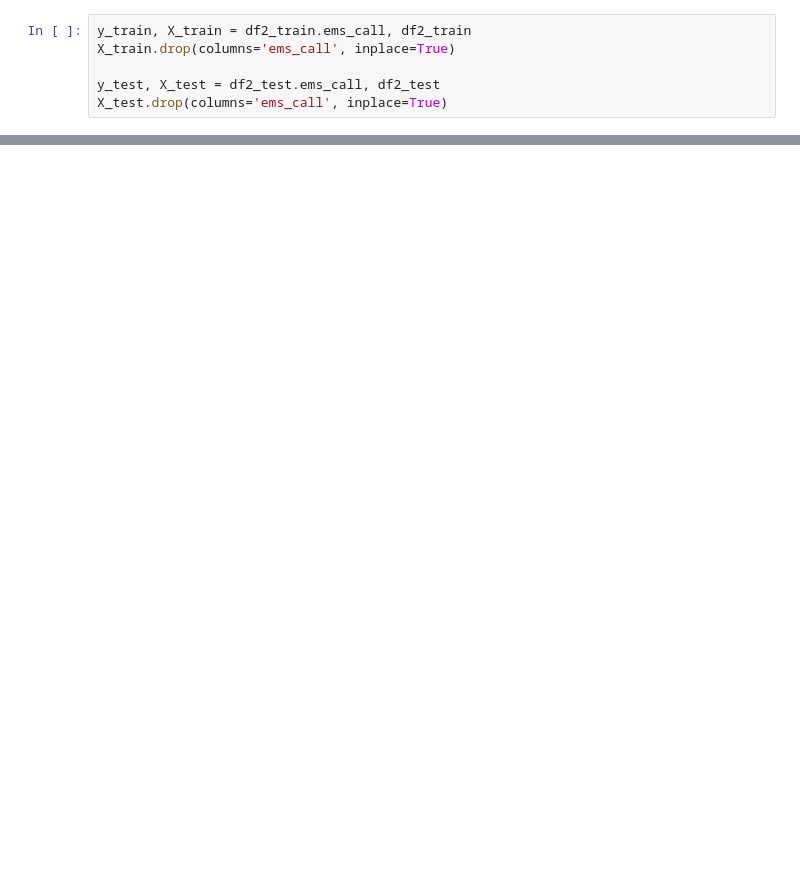
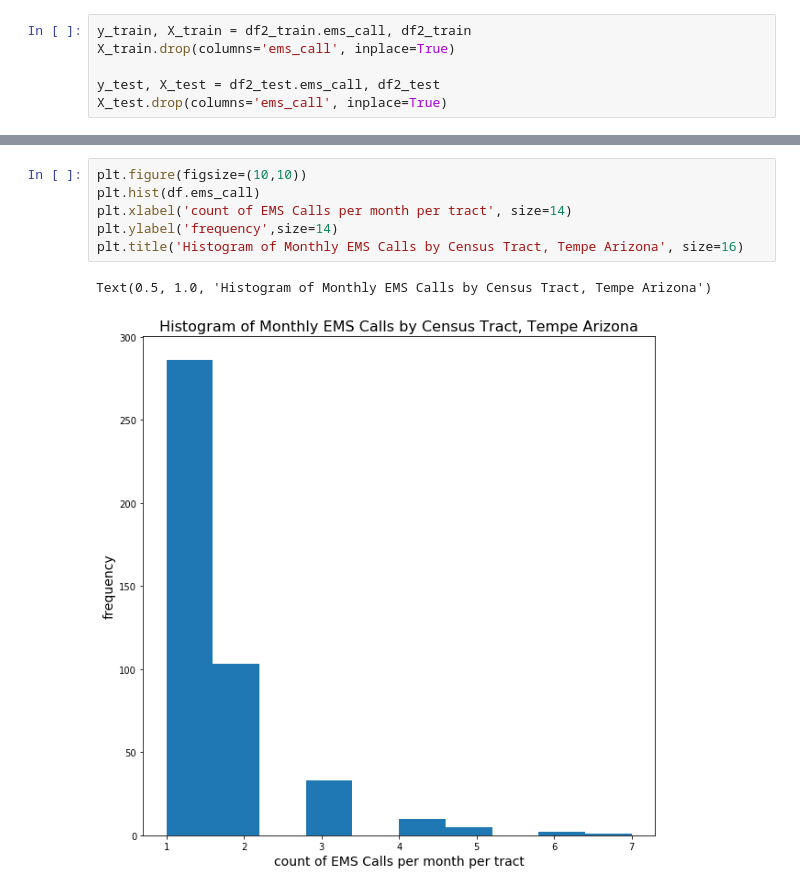
Before and after one commit to akinbule/OpioidsWastewaterPilot, a Jupyter notebook: tempe_logit_and_poisson_full.ipynb, the cells around one changed output, grey strips where cells are left out. Cells and saved outputs as stored; diff of their text form; blank space fills up the shorter version.

```diff
--- a/tempe_logit_and_poisson_full.ipynb
+++ b/tempe_logit_and_poisson_full.ipynb
@@ -597,0 +695,9 @@ plt.savefig('Tempe_EMS_Poisson_wFE')
+# %%
+plt.figure(figsize=(10,10))
+plt.hist(df.ems_call)
+plt.xlabel('count of EMS Calls per month per tract', size=14)
+plt.ylabel('frequency',size=14)
+plt.title('Histogram of Monthly EMS Calls by Census Tract, Tempe Arizona', size=16)
+# %% [output]
+Text(0.5, 1.0, 'Histogram of Monthly EMS Calls by Census Tract, Tempe Arizona')
+[figure, added]
```
Also changed, not shown: parts of 28 cells of this notebook, 8 other files.
